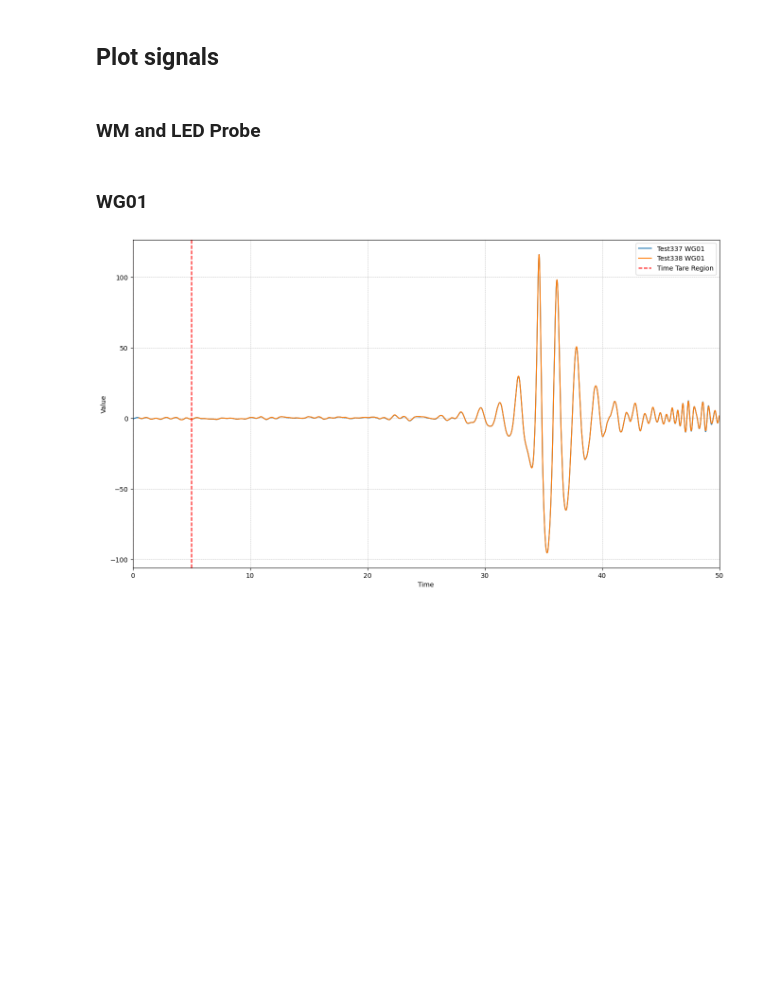
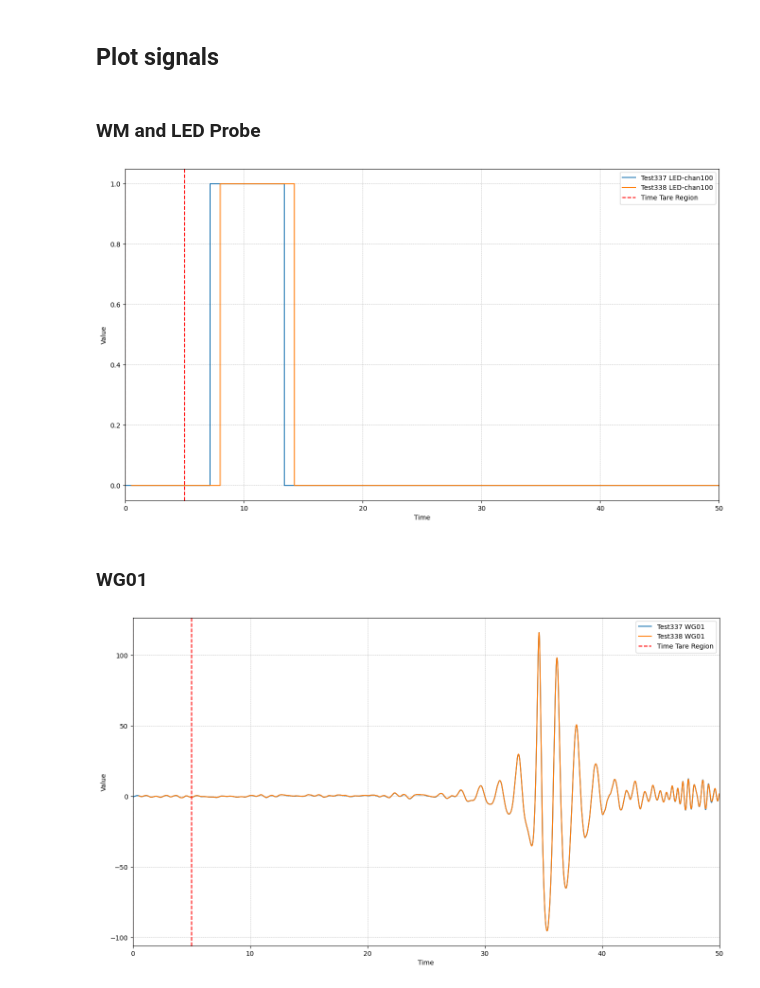
Before and after one commit to CMOE-TUDelft/SkyBoxAnalysis, a Jupyter notebook: python/scripts/plotPP_comp.ipynb, the cells around one changed output. Cells and saved outputs as stored; diff of their text form; code cells hidden in the pictures; blank space fills up the shorter version.

```diff
--- a/python/scripts/plotPP_comp.ipynb
+++ b/python/scripts/plotPP_comp.ipynb
@@ -129,31 +173,33 @@ Shifting ds2 by -0.5103000000000009
 # %% [markdown]
 ### WM and LED Probe
 # %%
-# xmin = 0
-# xmax = 50
+xmin = 0
+xmax = 50
 
 
 # fig, ax = plt.subplots(figsize=(16,9))
 # ds1['WM'].plot(linestyle='-', label=f"{testName1} WM")
 # ds2['WM'].plot(linestyle='-', label=f"{testName2} WM")
 # ax.axvline(x=tare_tmin, color='r', linestyle='--')
 # ax.axvline(x=tare_tmax, color='r', linestyle='--', label='Time Tare Region')
 # # plt.yticks(range(0,150,2))
 # ax.set_xlim(xmin, xmax)
 # # plt.ylim(ymin, ymax)
 # set_min_plot_prop(ax)
 # plt.show()
 
-# fig, ax = plt.subplots(figsize=(16,9))
-# ds1['LED-chan100'].plot(linestyle='-', label=f"{testName1} LED-chan100")
-# ds2['LED-chan100'].plot(linestyle='-', label=f"{testName2} LED-chan100")
-# ax.axvline(x=tare_tmin, color='r', linestyle='--')
-# ax.axvline(x=tare_tmax, color='r', linestyle='--', label='Time Tare Region')
-# # plt.yticks(range(0,150,2))
-# ax.set_xlim(xmin, xmax)
-# # plt.ylim(ymin, ymax)
-# set_min_plot_prop(ax)
-# plt.show()
+fig, ax = plt.subplots(figsize=(16,9))
+ds1['LED-chan100'].plot(linestyle='-', label=f"{testName1} LED-chan100")
+ds2['LED-chan100'].plot(linestyle='-', label=f"{testName2} LED-chan100")
+ax.axvline(x=tare_tmin, color='r', linestyle='--')
+ax.axvline(x=tare_tmax, color='r', linestyle='--', label='Time Tare Region')
+# plt.yticks(range(0,150,2))
+ax.set_xlim(xmin, xmax)
+# plt.ylim(ymin, ymax)
+set_min_plot_prop(ax)
+plt.show()
+# %% [output]
+[figure, added]
 # %% [markdown]
 ### WG01
 # %%
```
Also changed, not shown: parts of 12 cells of this notebook, 7 other files.
